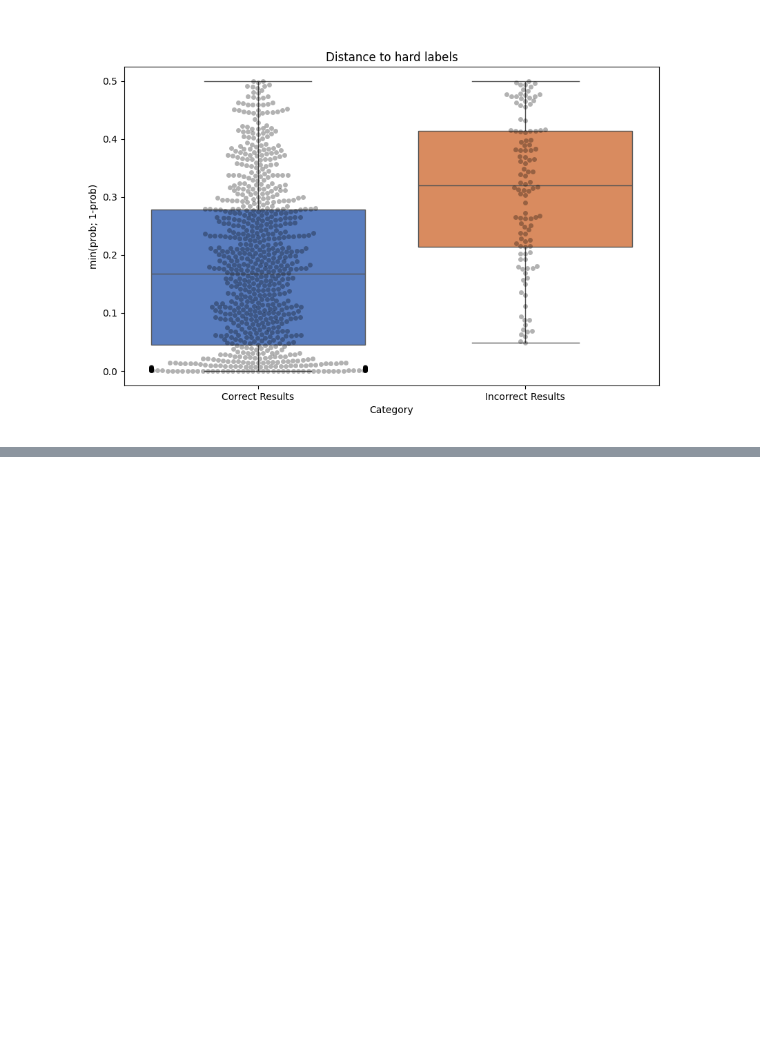
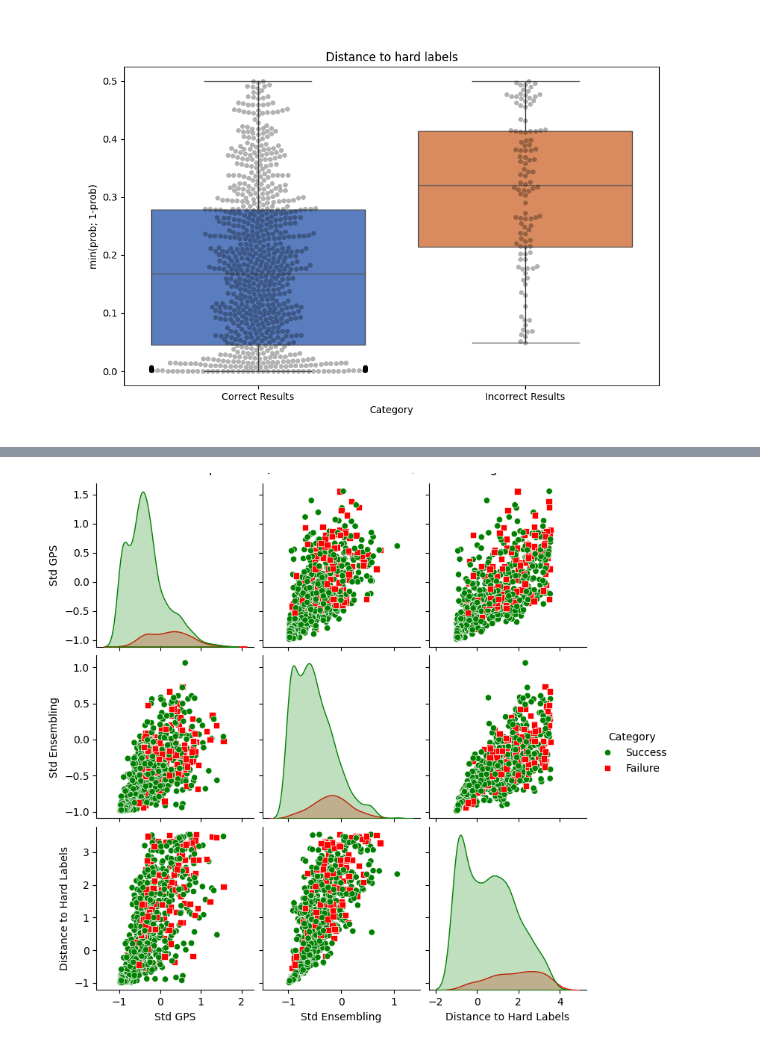
Before and after one commit to pstnmz/UQ_toolbox, a Jupyter notebook: CNN_shape_prediction_inferences.ipynb, the cells around one changed output, grey strips where cells are left out. Saved outputs shown, nothing was run; the diff lists cells and outputs as text; code cells hidden in the pictures; blank space fills up the shorter version.

```diff
--- a/CNN_shape_prediction_inferences.ipynb
+++ b/CNN_shape_prediction_inferences.ipynb
@@ -705,0 +613,16 @@ plot_lines_through_points([standardized_distributions[k] for k in good_idx], [st
+# %%
+# Step 1: Create a DataFrame from your numpy array
+df = pd.DataFrame(standardized_distributions, columns=["Std GPS", "Std Ensembling", "Distance to Hard Labels"])
+
+# Step 2: Add a "Category" column to label each row as "Success" or "Failure"
+df['Category'] = 'Success'
+df.loc[bad_idx, 'Category'] = 'Failure'
+
+# Step 3: Create a pairplot
+sns.pairplot(df, hue="Category", palette={"Success": "green", "Failure": "red"}, diag_kind="kde", markers=["o", "s"])
+
+# Show the plot
+plt.suptitle("Pairplot of UQ Methods with Success/Failure Categories", y=1.02)
+plt.show()
+# %% [output]
+[figure, added]
```
Also changed, not shown: parts of 19 cells of this notebook.
